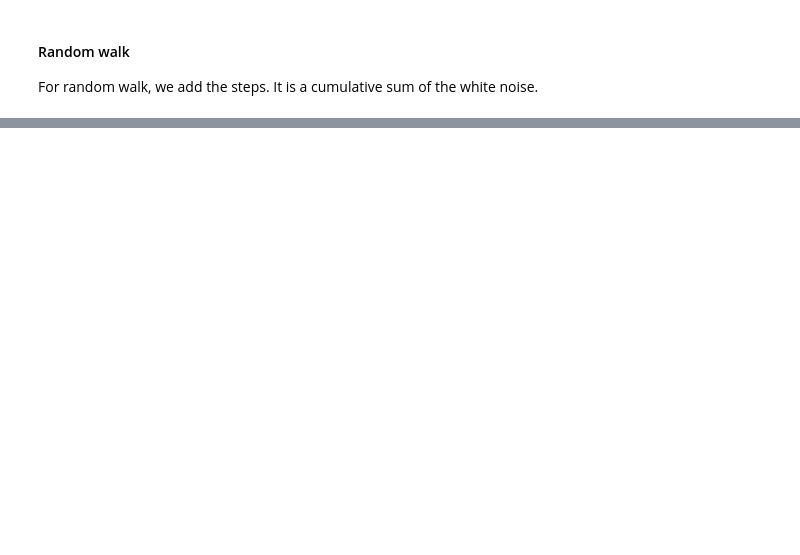
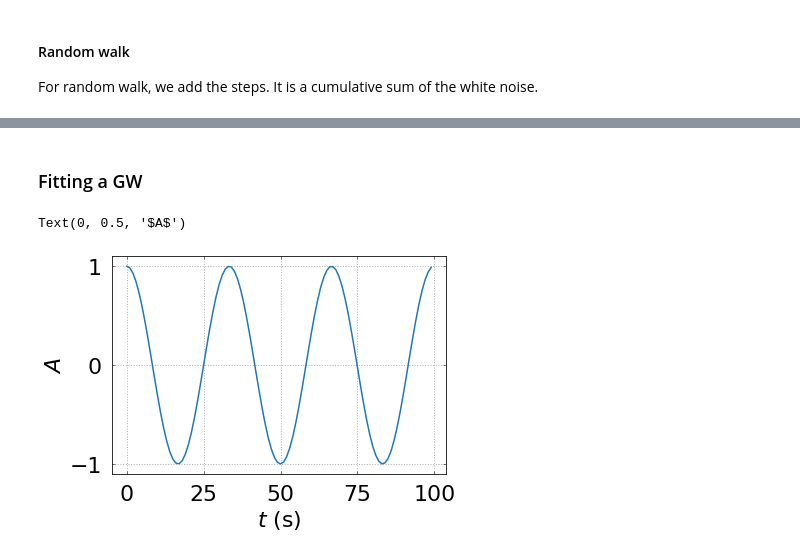
Before and after one commit to CosmoVlad/mcmc-lever, a Jupyter notebook: 6 - Fitting a gravitational wave.ipynb, the cells around one changed output, grey strips where cells are left out. Cells and saved outputs as stored; diff of their text form; code cells hidden in the pictures; blank space fills up the shorter version.

```diff
--- a/6 - Fitting a gravitational wave.ipynb
+++ b/6 - Fitting a gravitational wave.ipynb
@@ -347,0 +440,30 @@ ax.legend();
+# %% [markdown]
+### Fitting a GW
+# %%
+Tobs = 1e+4 # seconds
+
+f = 0.03
+fdot = 0.01/Tobs
+
+
+t = np.arange(0., Tobs, 1)
+srate = 1/(t[1:] - t[:-1]).min()  # sampling rate
+
+signal = np.cos(2*np.pi*(f*t + fdot*t**2/2))
+
+
+fig,ax = plt.subplots(nrows=1, ncols=1, figsize=(6,4))
+
+ax.plot(t[:100], signal[:100])
+#ax.plot(t.get()[::10], signal.get()[::10])
+
+ax.grid(True,linestyle=':',linewidth='1.')
+ax.xaxis.set_ticks_position('both')
+ax.yaxis.set_ticks_position('both')
+ax.tick_params('both',length=3,width=0.5,which='both',direction = 'in',pad=10)
+
+ax.set_xlabel('$t$ (s)')
+ax.set_ylabel('$A$')
+# %% [output]
+Text(0, 0.5, '$A$')
+[figure, added]
```
Also changed, not shown: parts of 20 cells of this notebook.
